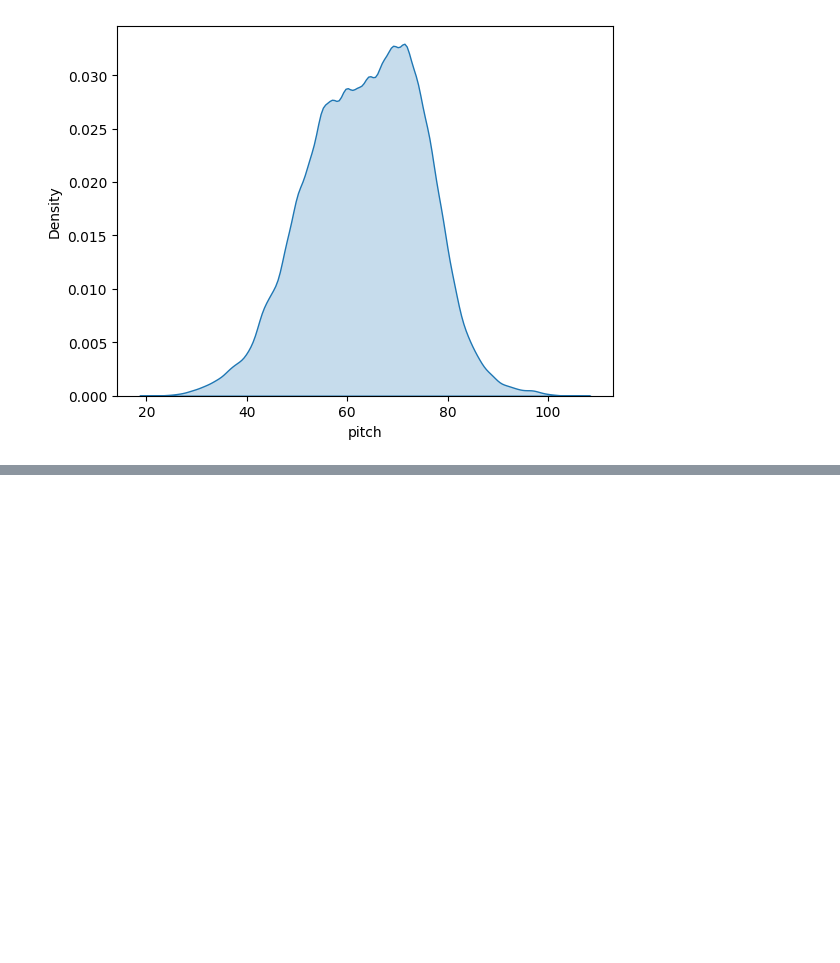
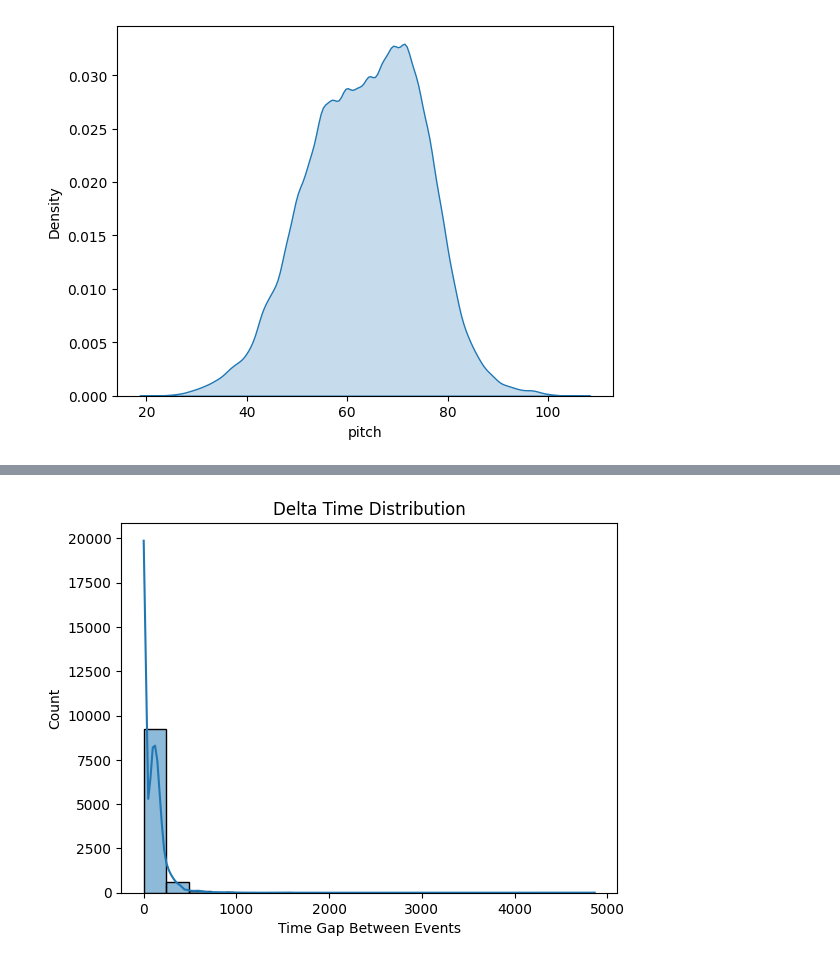
Before and after one commit to PyAlaie/music-generator, a Jupyter notebook: src/EDA.ipynb, the cells around one changed output, grey strips where cells are left out. Saved outputs shown, nothing was run; the diff lists cells and outputs as text; code cells hidden in the pictures; blank space fills up the shorter version.

```diff
--- a/src/EDA.ipynb
+++ b/src/EDA.ipynb
@@ -72,0 +80,7 @@ plt.show()
+# %%
+sns.histplot(combined_df['delta_time'].sample(10_000), bins=20, kde=True)
+plt.title("Delta Time Distribution")
+plt.xlabel("Time Gap Between Events")
+plt.show()
+# %% [output]
+[figure, added]
```
Also changed, not shown: parts of 2 cells of this notebook, 3 other files.
